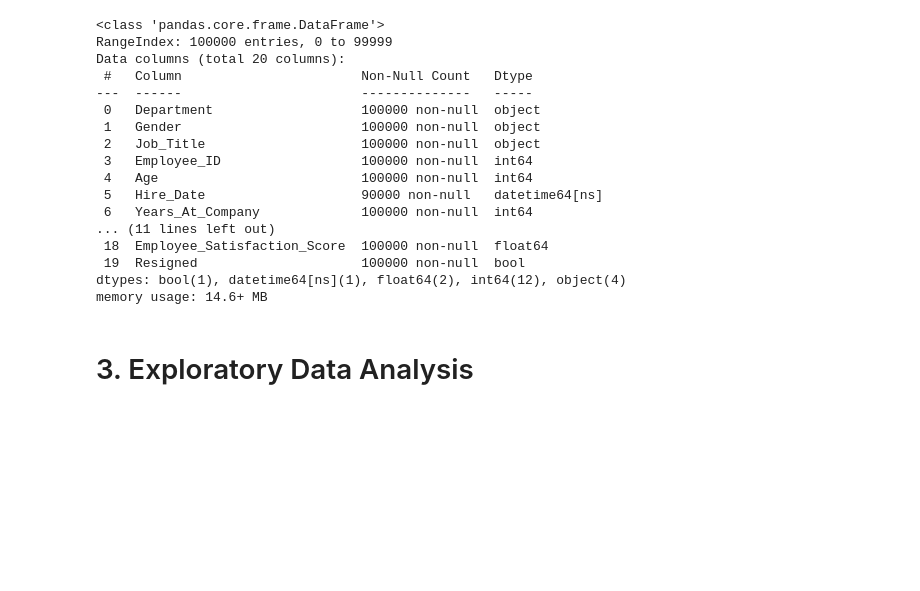
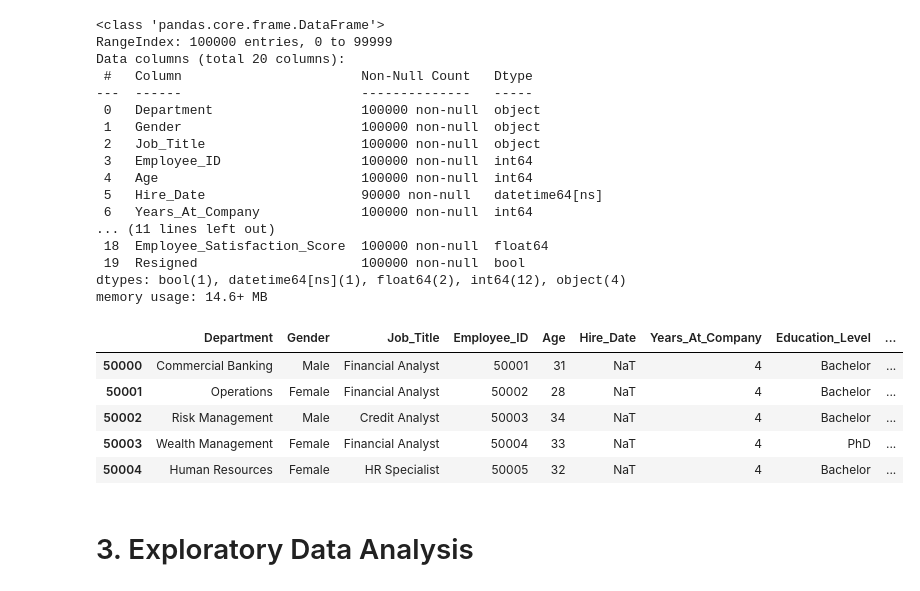
Before and after one commit to hvillapando/AgapAI, a Jupyter notebook: Code/eda.ipynb, the cells around one changed output. Drawn from its saved outputs; the diff is of its cells as text; code cells hidden in the pictures; blank space fills up the shorter version.

```diff
--- a/Code/eda.ipynb
+++ b/Code/eda.ipynb
@@ -41,0 +36,4 @@ employee_df.sample(10)
+# %%
+# Remove leading and trailing whitespace
+employee_df.columns = employee_df.columns.str.strip()
+employee_df = employee_df.apply(lambda x: x.str.strip() if x.dtype == "object" else x)
@@ -96,6 +118,17 @@ Data columns (total 20 columns):
  19  Resigned                     100000 non-null  bool
 dtypes: bool(1), datetime64[ns](1), float64(2), int64(12), object(4)
 memory usage: 14.6+ MB
+# %%
+# Rows with missing 'Hire_Date'
+missing_hire_date = employee_df[employee_df['Hire_Date'].isna()]
+missing_hire_date.head()
+# %% [output]
+|  | Department | Gender | Job_Title | Employee_ID | Age | Hire_Date | Years_At_Company | Education_Level | ... |
+| 50000 | Commercial Banking | Male | Financial Analyst | 50001 | 31 | NaT | 4 | Bachelor | ... |
+| 50001 | Operations | Female | Financial Analyst | 50002 | 28 | NaT | 4 | Bachelor | ... |
+| 50002 | Risk Management | Male | Credit Analyst | 50003 | 34 | NaT | 4 | Bachelor | ... |
+| 50003 | Wealth Management | Female | Financial Analyst | 50004 | 33 | NaT | 4 | PhD | ... |
+| 50004 | Human Resources | Female | HR Specialist | 50005 | 32 | NaT | 4 | Bachelor | ... |
 # %% [markdown]
 # 3. Exploratory Data Analysis
 # %% [markdown]
```
Also changed, not shown: parts of 9 cells of this notebook.
